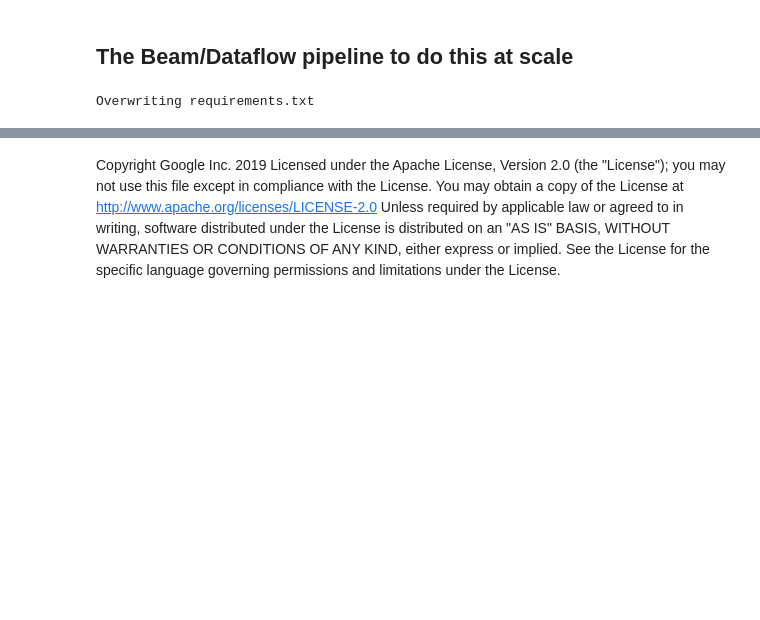
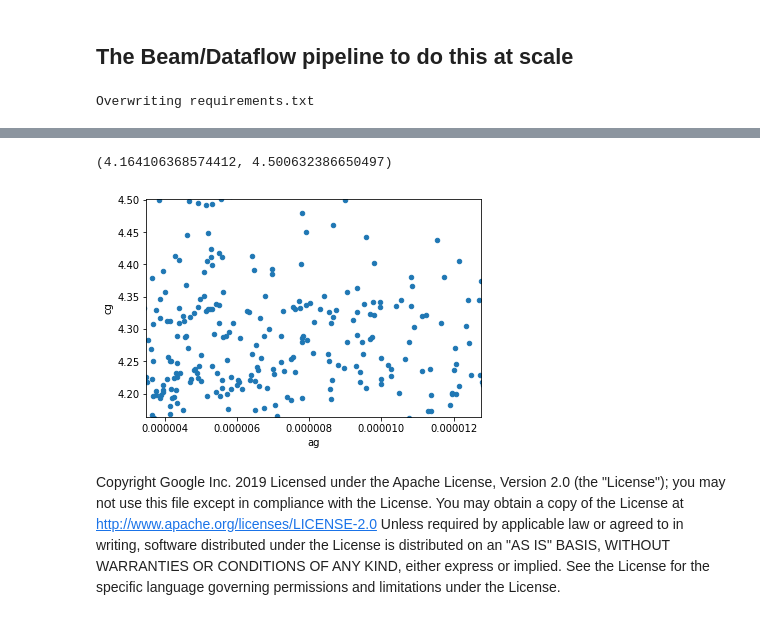
Before and after one commit to GoogleCloudPlatform/bigquery-oreilly-book, a Jupyter notebook: 05_devel/statfit.ipynb, the cells around one changed output, grey strips where cells are left out. Cells and saved outputs as stored; diff of their text form; code cells hidden in the pictures; blank space fills up the shorter version.

```diff
--- a/05_devel/statfit.ipynb
+++ b/05_devel/statfit.ipynb
@@ -156,2 +222,9 @@ AttributeError: 'module' object has no attribute 'WriteToBigQuery'
+# %%
+ax = stations.plot.scatter('ag', 'cg');
+ax.set_xlim(stats['ag']['25%'], stats['ag']['75%'])
+ax.set_ylim(stats['cg']['25%'], stats['cg']['75%'])
+# %% [output]
+(4.164106368574412, 4.500632386650497)
+[figure, added]
 # %% [markdown]
 Copyright Google Inc. 2019 Licensed under the Apache License, Version 2.0 (the "License"); you may not use this file except in compliance with the License. You may obtain a copy of the License at http://www.apache.org/licenses/LICENSE-2.0 Unless required by applicable law or agreed to in writing, software distributed under the License is distributed on an "AS IS" BASIS, WITHOUT WARRANTIES OR CONDITIONS OF ANY KIND, either express or implied. See the License for the specific language governing permissions and limitations under the License.
```
Also changed, not shown: parts of 14 cells of this notebook, 2 other files.
